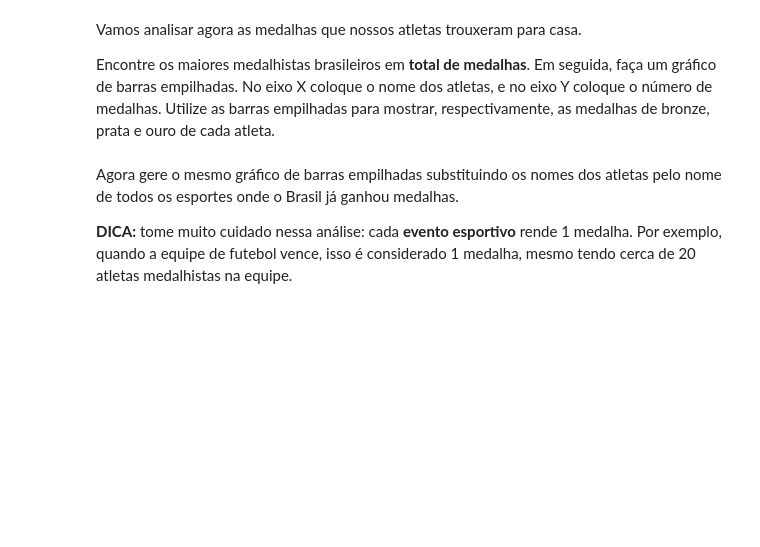
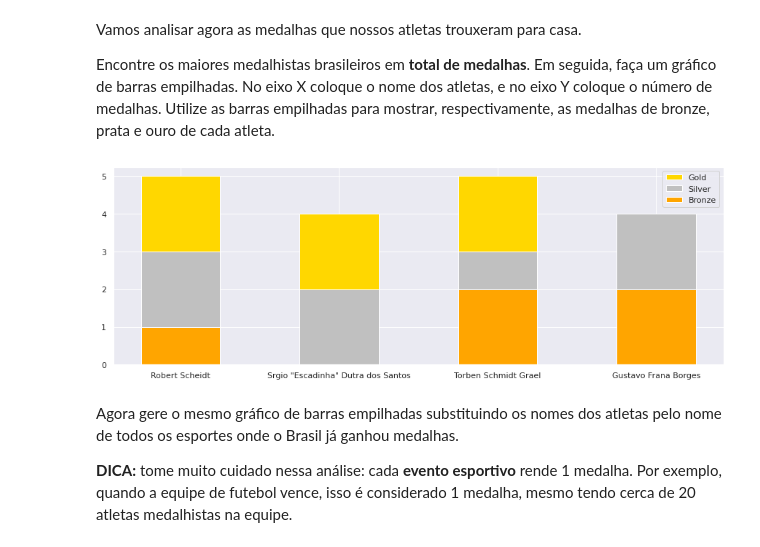
Before and after one commit to maycmesquia/Tool_Box, a Jupyter notebook: Projeto_Dataviz.ipynb, the cells around one changed output. Saved outputs shown, nothing was run; the diff lists cells and outputs as text; code cells hidden in the pictures; blank space fills up the shorter version.

```diff
--- a/Projeto_Dataviz.ipynb
+++ b/Projeto_Dataviz.ipynb
@@ -142,6 +150,27 @@ plt.show()
 Vamos analisar agora as medalhas que nossos atletas trouxeram para casa.
 
 Encontre os maiores medalhistas brasileiros em **total de medalhas**. Em seguida, faça um gráfico de barras empilhadas. No eixo X coloque o nome dos atletas, e no eixo Y coloque o número de medalhas. Utilize as barras empilhadas para mostrar, respectivamente, as medalhas de bronze, prata e ouro de cada atleta.
+# %%
+gold_series = df_medalhistas_brasileiros[df_medalhistas_brasileiros['Medal']=='Gold'].groupby(by=['Name']).count()['Medal'].rename('Gold')
+silver_series = df_medalhistas_brasileiros[df_medalhistas_brasileiros['Medal']=='Silver'].groupby(by=['Name']).count()['Medal'].rename('Silver')
+bronze_series = df_medalhistas_brasileiros[df_medalhistas_brasileiros['Medal']=='Bronze'].groupby(by=['Name']).count()['Medal'].rename('Bronze')
+
+df_atletas = pd.concat([gold_series, silver_series, bronze_series], axis=1, names=True)
+df_atletas.fillna(0, inplace=True)
+df_atletas['(S + B)'] = df_atletas['Bronze']+df_atletas['Silver']
+df_atletas['(G + S + B)'] = df_atletas['(S + B)']+df_atletas['Gold']
+
+df_maiores_atletas = df_atletas[df_atletas['(G + S + B)']>3]
+# %%
+plt.figure(figsize=(15,5))
+
+plt.bar(df_maiores_atletas.index, df_maiores_atletas['(G + S + B)'], color=['gold'], label='Gold',width=0.5);
+plt.bar(df_maiores_atletas.index, df_maiores_atletas['(S + B)'], color=['silver'], label='Silver',width=0.5);
+plt.bar(df_maiores_atletas.index, df_maiores_atletas['Bronze'], color=['orange'], label='Bronze',width=0.5);
+
+plt.legend();
+# %% [output]
+[figure, added]
 # %% [markdown]
 Agora gere o mesmo gráfico de barras empilhadas substituindo os nomes dos atletas pelo nome de todos os esportes onde o Brasil já ganhou medalhas.
 
```
Also changed, not shown: parts of 9 cells of this notebook.
